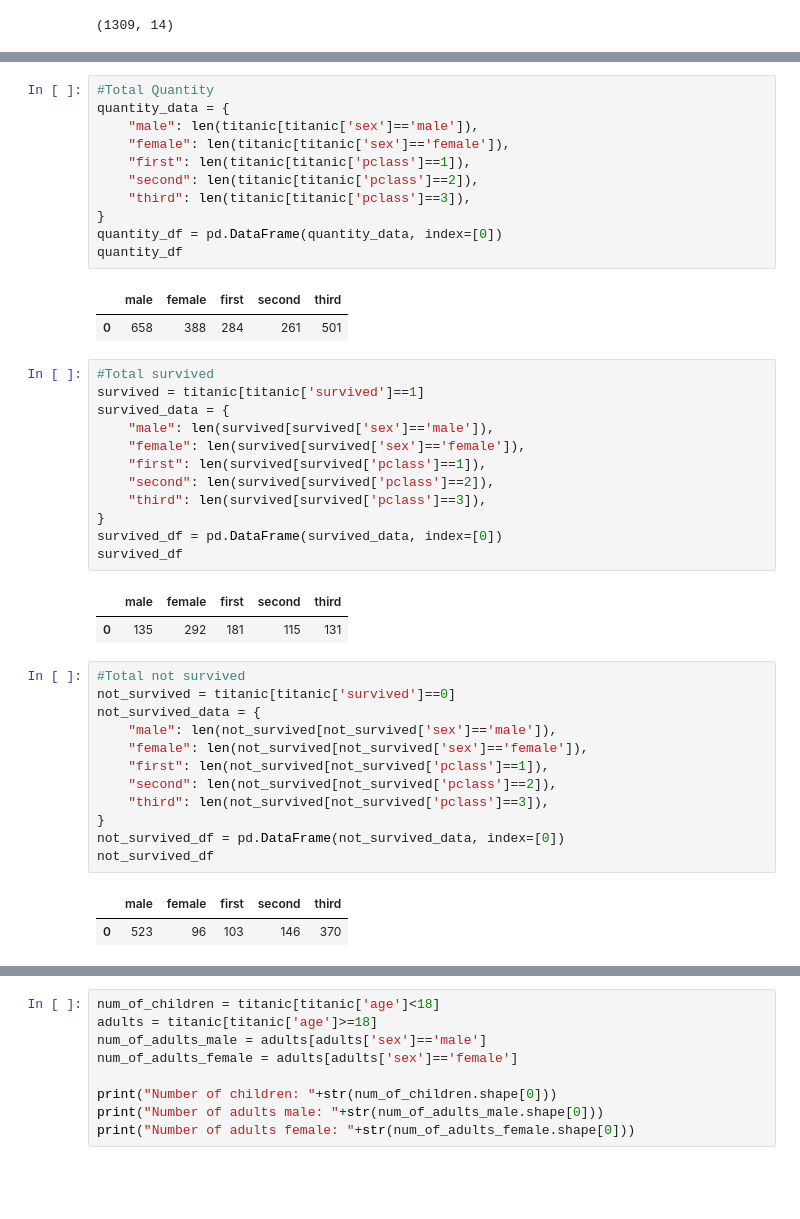
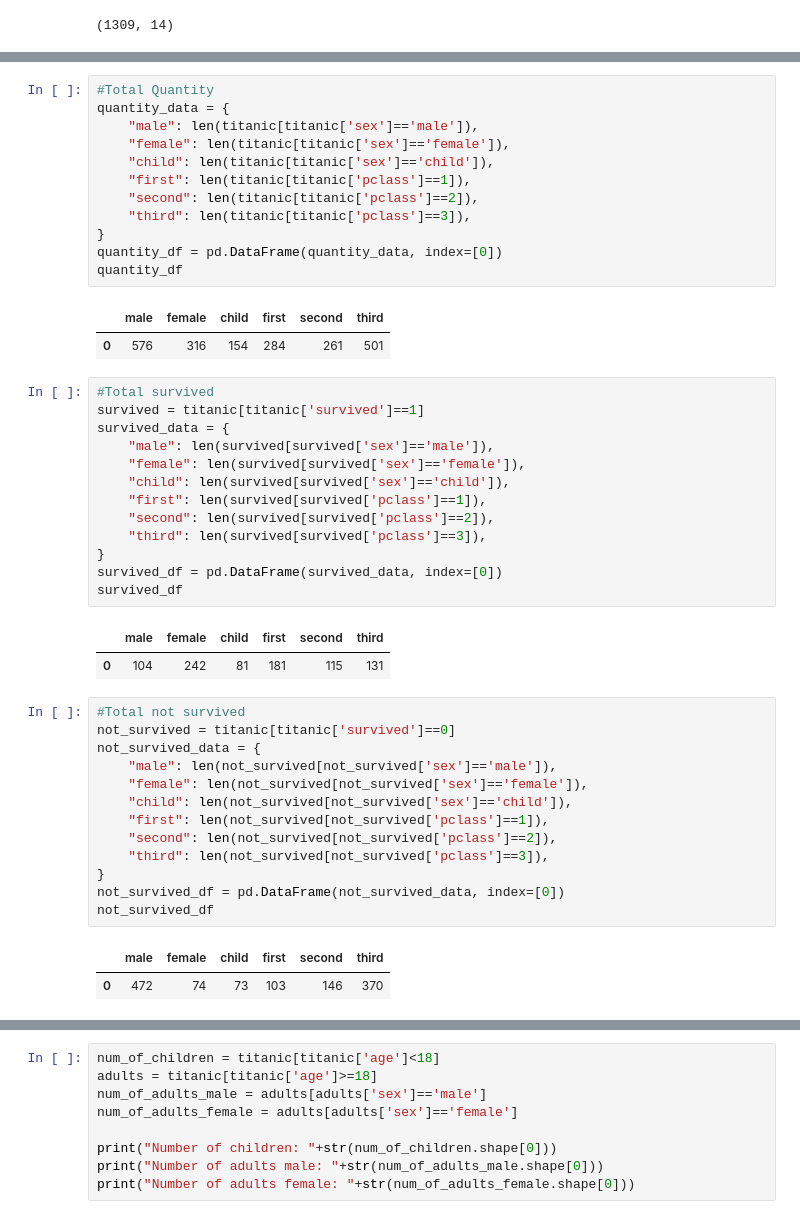
Before and after one commit to eng-robsonsampaio/data-science, a Jupyter notebook: Class 2/assignment1.ipynb, the cells around one changed output, grey strips where cells are left out. Drawn from its saved outputs; the diff is of its cells as text; blank space fills up the shorter version.

```diff
--- a/Class 2/assignment1.ipynb
+++ b/Class 2/assignment1.ipynb
@@ -49,23 +50,25 @@ titanic.head()
 # %%
 #Total Quantity
 quantity_data = {
     "male": len(titanic[titanic['sex']=='male']),
     "female": len(titanic[titanic['sex']=='female']),
+    "child": len(titanic[titanic['sex']=='child']),
     "first": len(titanic[titanic['pclass']==1]),
     "second": len(titanic[titanic['pclass']==2]),
     "third": len(titanic[titanic['pclass']==3]),
 }
 quantity_df = pd.DataFrame(quantity_data, index=[0])
 quantity_df
 # %% [output]
-|  | male | female | first | second | third |
-| 0 | 658 | 388 | 284 | 261 | 501 |
+|  | male | female | child | first | second | third |
+| 0 | 576 | 316 | 154 | 284 | 261 | 501 |
 # %%
 #Total survived
 survived = titanic[titanic['survived']==1]
 survived_data = {
     "male": len(survived[survived['sex']=='male']),
     "female": len(survived[survived['sex']=='female']),
+    "child": len(survived[survived['sex']=='child']),
     "first": len(survived[survived['pclass']==1]),
     "second": len(survived[survived['pclass']==2]),
     "third": len(survived[survived['pclass']==3]),
@@ -73,14 +76,15 @@ survived_data = {
 survived_df = pd.DataFrame(survived_data, index=[0])
 survived_df
 # %% [output]
-|  | male | female | first | second | third |
-| 0 | 135 | 292 | 181 | 115 | 131 |
+|  | male | female | child | first | second | third |
+| 0 | 104 | 242 | 81 | 181 | 115 | 131 |
 # %%
 #Total not survived
 not_survived = titanic[titanic['survived']==0]
 not_survived_data = {
     "male": len(not_survived[not_survived['sex']=='male']),
     "female": len(not_survived[not_survived['sex']=='female']),
+    "child": len(not_survived[not_survived['sex']=='child']),
     "first": len(not_survived[not_survived['pclass']==1]),
     "second": len(not_survived[not_survived['pclass']==2]),
     "third": len(not_survived[not_survived['pclass']==3]),
@@ -88,8 +92,8 @@ not_survived_data = {
 not_survived_df = pd.DataFrame(not_survived_data, index=[0])
 not_survived_df
 # %% [output]
-|  | male | female | first | second | third |
-| 0 | 523 | 96 | 103 | 146 | 370 |
+|  | male | female | child | first | second | third |
+| 0 | 472 | 74 | 73 | 103 | 146 | 370 |
 # %%
 #Total death rate
 res = not_survived_df/quantity_df
```
Also changed, not shown: parts of 9 cells of this notebook.
